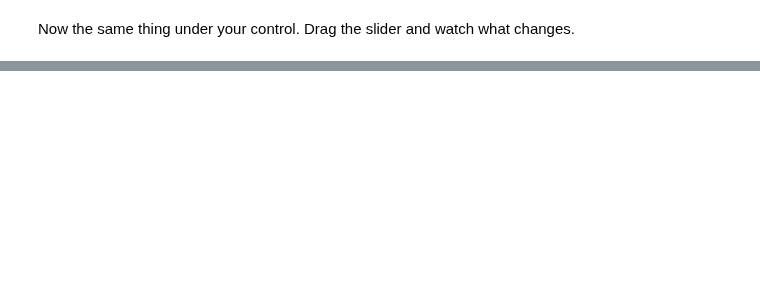
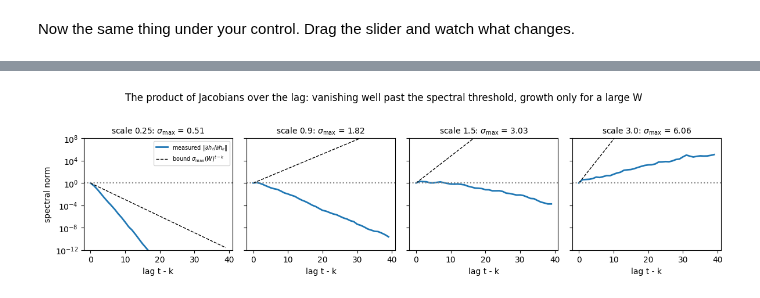
Before and after one commit to DL4CV-NPTEL/2026, a Jupyter notebook: notebooks/Week 7/W07_L2_Backpropagation_in_RNNs.ipynb, the cells around one changed output, grey strips where cells are left out. Drawn from its saved outputs; the diff is of its cells as text; code cells hidden in the pictures; blank space fills up the shorter version.

```diff
--- a/notebooks/Week 7/W07_L2_Backpropagation_in_RNNs.ipynb
+++ b/notebooks/Week 7/W07_L2_Backpropagation_in_RNNs.ipynb
@@ -371,0 +697,16 @@ Now the same thing under your control. Drag the slider and watch what changes.
+# %%
+fig, axes = plt.subplots(1, 4, figsize=(12, 3.2), sharey=True)
+for ax, s in zip(axes, (0.25, 0.9, 1.5, 3.0)):
+    n, smax, rho = curves[s]
+    lags = np.arange(len(n))
+    ax.semilogy(lags, n, lw=2, label=r'measured $\|\partial h_t/\partial h_k\|$')
+    ax.semilogy(lags, smax ** lags, 'k--', lw=1, label=r'bound $\sigma_{\max}(W)^{t-k}$')
+    ax.axhline(1, color='gray', ls=':')
+    ax.set_title(f'scale {s}: ' + r'$\sigma_{\max}$' + f' = {smax:.2f}', fontsize=10)
+    ax.set_xlabel('lag t - k')
+axes[0].set_ylabel('spectral norm'); axes[0].legend(fontsize=7)
+axes[0].set_ylim(1e-12, 1e8)
+fig.suptitle('The product of Jacobians over the lag: vanishing well past the spectral threshold, growth only for a large W', y=1.03)
+plt.tight_layout(); plt.show()
+# %% [output]
+[figure, added]
```
Also changed, not shown: parts of 88 cells of this notebook, 3 other files.
